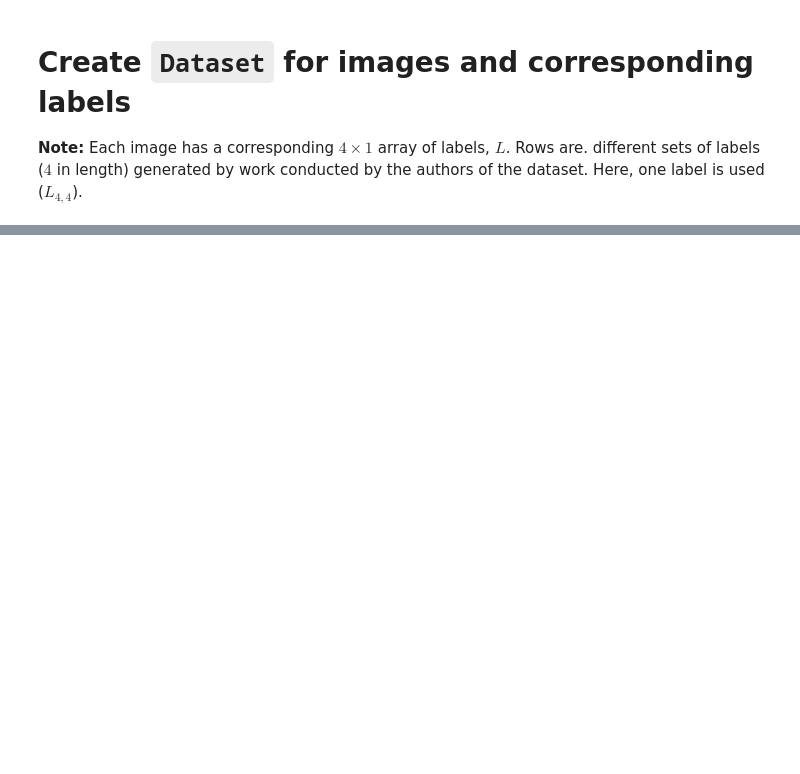
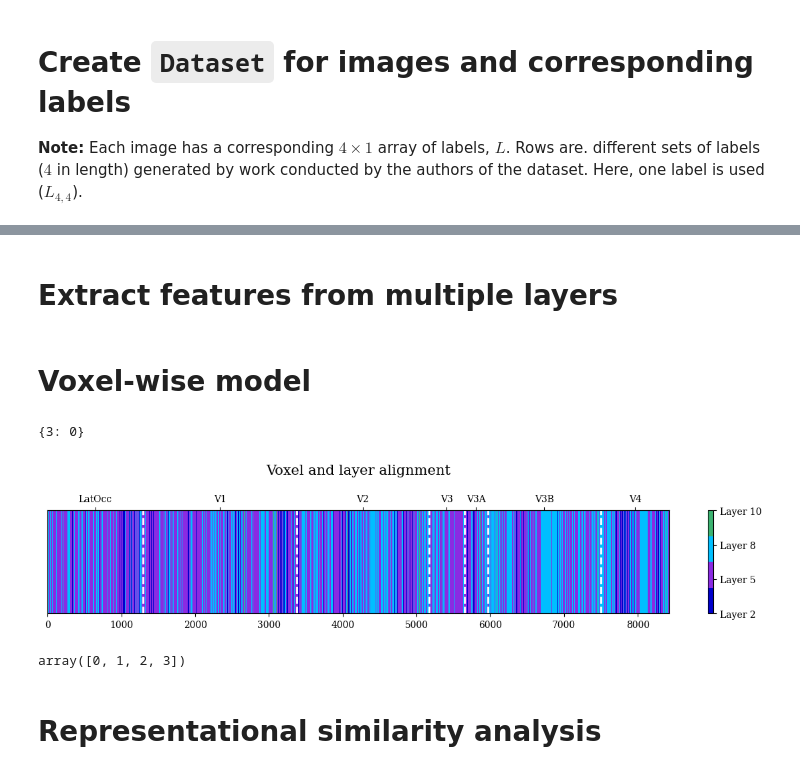
Before and after one commit to w-decker/NMA_DL_Project, a Jupyter notebook: NMA_DL_Project.ipynb, the cells around one changed output, grey strips where cells are left out. Saved outputs shown, nothing was run; the diff lists cells and outputs as text; code cells hidden in the pictures; blank space fills up the shorter version.

```diff
--- a/NMA_DL_Project.ipynb
+++ b/NMA_DL_Project.ipynb
@@ -270,0 +461,11 @@ dataloader = DataLoader(dataset, batch_size=32, shuffle=True)
+# %%
+#3-channel images by duplicating grayscale channel
+stimuli = np.repeat(data['stimuli'][..., np.newaxis], 3, axis=-1)
+stimuli_test = np.repeat(data['stimuli_test'][..., np.newaxis], 3, axis=-1)
+
+stimuli_tensor = torch.tensor(stimuli, dtype=torch.float32).permute(0, 3, 1, 2)
+stimuli_test_tensor = torch.tensor(stimuli_test, dtype=torch.float32).permute(0, 3, 1, 2)
+responses_tensor = torch.tensor(data['responses'], dtype=torch.float32)
+responses_test_tensor = torch.tensor(data['responses_test'], dtype=torch.float32)
+# %% [markdown]
+# Extract features from multiple layers
@@ -270,0 +488,2 @@ dataloader = DataLoader(dataset, batch_size=32, shuffle=True)
+# %% [markdown]
+# Voxel-wise model
@@ -270,0 +505,48 @@ dataloader = DataLoader(dataset, batch_size=32, shuffle=True)
+# %%
+vals = np.unique(most_correlated_layers)
+
+for roi, val in zip(np.cumsum(roi_locs[:-1]), vals):
+
+  val_count = {}
+  val_count[val] = (np.count_nonzero(data['responses'][] == val))
+
+val_count
+# %% [output]
+{3: 0}
+# %%
+##### customize here #####
+colors_ = ["mediumblue", "blueviolet", "deepskyblue", "mediumseagreen"]
+linec = 'white'
+linestyle = '--'
+##########################
+
+plt.figure(figsize=(15, 2))
+list_cmap = ListedColormap(colors_)
+plt.imshow(most_correlated_layers.reshape((most_correlated_layers.shape[0], 1)).T, aspect='auto',cmap=list_cmap)
+plt.gca().get_yaxis().set_visible(False)
+cbar = plt.colorbar(ticks=[0, 1, 2, 3])  # Set discrete ticks
+cbar.set_ticklabels(['Layer 2', 'Layer 5', 'Layer 8', 'Layer 10'])  # Set custom labels
+
+
+roi_locs = np.bincount(data["roi"])[1:]
+roi_names = ['LatOcc','V1','V2','V3','V3A','V3B','V4']
+
+for roi in np.cumsum(roi_locs[:-1]):
+  plt.axvline(roi, color=linec, linewidth=2, linestyle=linestyle)
+
+secax = plt.gca().secondary_xaxis('top')
+tick_positions = np.cumsum(roi_locs) - roi_locs//2
+secax.set_xticks(tick_positions)
+secax.set_xticklabels(roi_names)
+
+plt.title('Voxel and layer alignment\n', fontsize=15)
+
+plt.show()
+# %% [output]
+[figure, added]
+# %%
+np.unique(most_correlated_layers[0:1294])
+# %% [output]
+array([0, 1, 2, 3])
+# %% [markdown]
+# Representational similarity analysis
```
Also changed, not shown: parts of 16 cells of this notebook.
